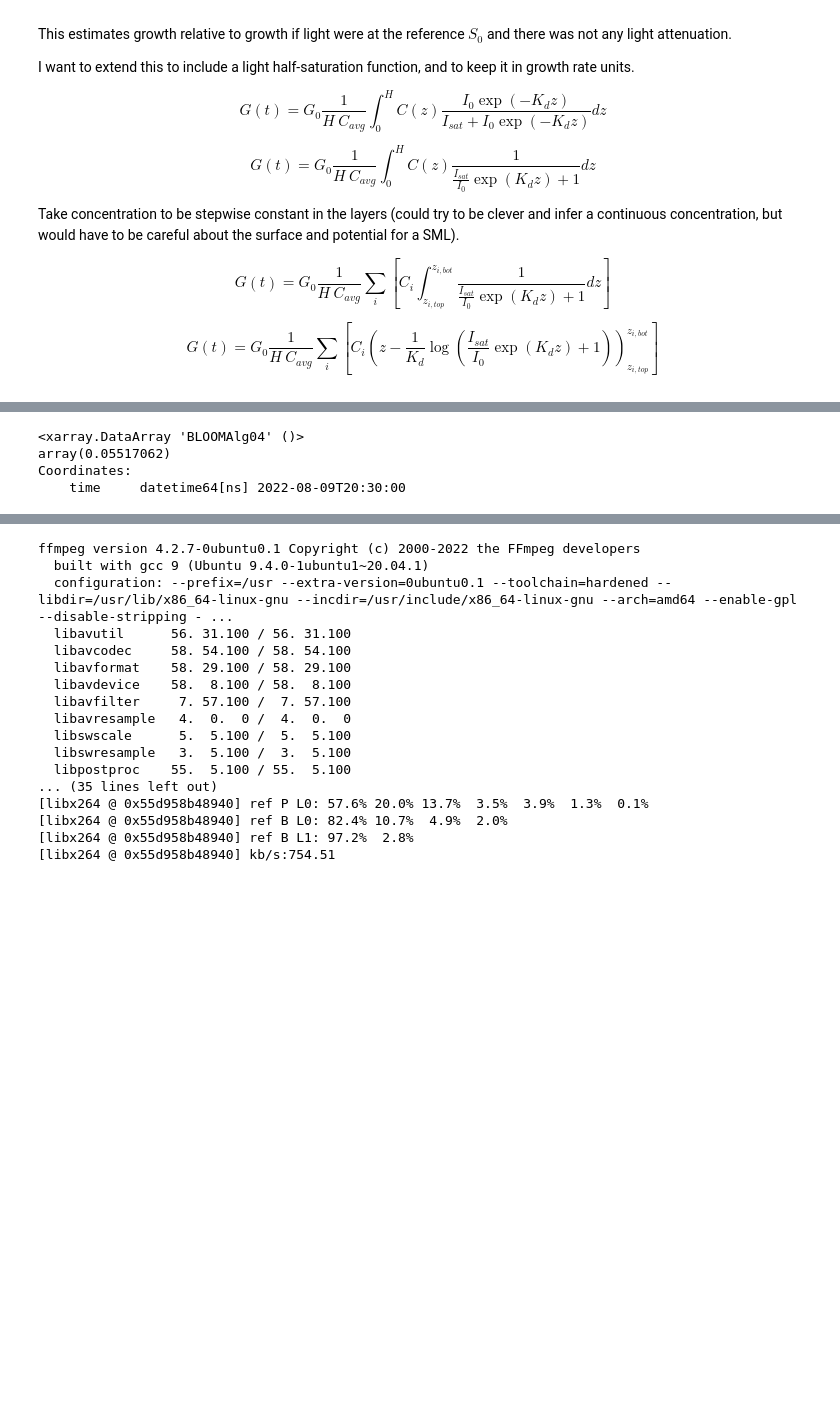
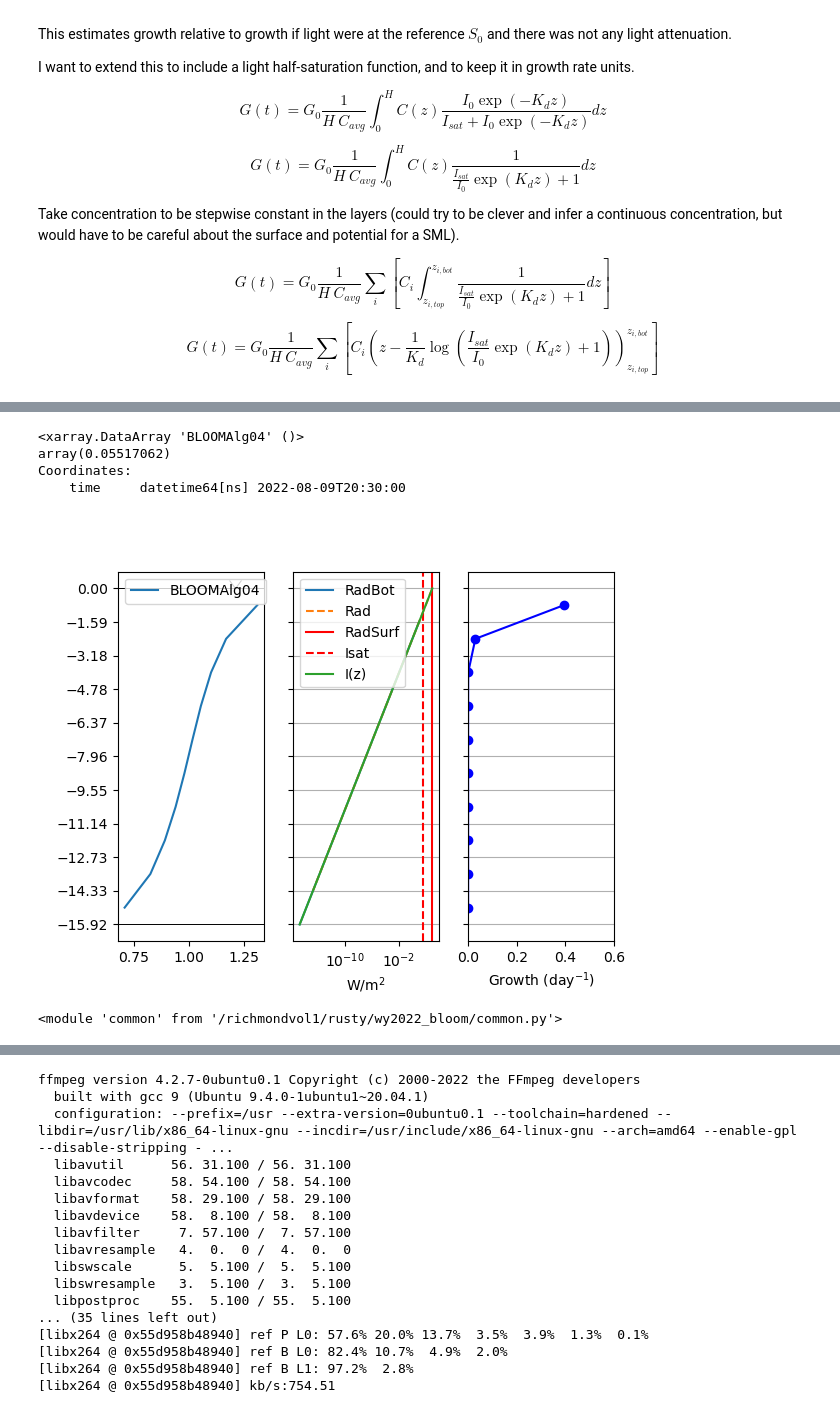
Before and after one commit to rustychris/wy2022_bloom, a Jupyter notebook: plot_transport_and_swimming.ipynb, the cells around one changed output, grey strips where cells are left out. Saved outputs shown, nothing was run; the diff lists cells and outputs as text; code cells hidden in the pictures; blank space fills up the shorter version.

Commit message:
Mass catch-up on commits.  About to add in-situ data to AVHRR

```diff
--- a/plot_transport_and_swimming.ipynb
+++ b/plot_transport_and_swimming.ipynb
@@ -71,38 +72,8 @@ G(t) = G_0 \frac{1}{H\ C_{avg}} \sum_i \left[
 $$
 # %%
 Isat=1000/25.
-def k_indef(z,Kd,I0,Isat):
-    # solution of indefinite integral
-    # avoid divzero.
-    # This creates a lower bound of about 1e-15 on light limitation. Fine.
-    I0=np.clip(I0,1e-12,2000)
-    if isinstance(z,np.ndarray):
-        # stable. Pushing z to 64-bit doesn't hurt either
-        z=z.astype(np.float64)
-    # This way does a transformation behind the scenes that makes it numerically
-    return z - 1/Kd * np.logaddexp( Kd*z+np.log(Isat/I0), np.log(1))
-    # This is numerically unstable.
-    #return z - 1/Kd * np.log(Isat/I0*np.exp(Kd*z)+1)
 
-def kLight_m(Kd,h_min,h_max,I0,Isat=1000/25.):
-    """
-    Instantaneous light limitation function, depth-integrated.
-    K_d: 1/m light attenuation
-    h_min: depth to top of segment (positive-down)
-    h_max: depth to bottom of segment (positive-down)
-    I0: surface irradiance
-    Isat: half-saturation for irradiance
-
-    return value has units of meters (consistent with equations above.
-    it is meant to be normalized by depth outside the summation.)
-    """
-    return k_indef(h_max,Kd,I0,Isat) - k_indef(h_min,Kd,I0,Isat)
-
-def kLight(Kd,h_min,h_max,*a,**kw):
-    """
-    Depth-averaged version of above
-    """
-    return kLight_m(Kd,h_min,h_max,*a,**kw) / (h_max - h_min)
+from common import k_indef, kLight_m, kLight
 
 # With Isat=40, this tops out at 0.96.
 #kLight(Kd=1.55,h_min=0,h_max=3.23,I0=1000,Isat=40) #
@@ -129,7 +100,9 @@ H=float(col['TotalDepth'].mean())
 
 fig,(ax,axI,axG)=plt.subplots(1,3,sharey=True)
 # LocalDepth I think is the bottom of the layer.
-ax.plot(col[scal],-h_mid,label=scal)
+C=col[scal].values
+C=C / C.mean()
+ax.plot(C,-h_mid,label=scal)
 ax.axhline(0.0,color='k',lw=0.7)
 ax.axhline(-H,color='k',lw=0.7)
 ax.plot(0.8,0.0,marker=7,ms=8,mew=0.7,mfc='none',mec='k',
@@ -179,7 +150,13 @@ axI.grid(axis='y')
 <xarray.DataArray 'BLOOMAlg04' ()>
 array(0.05517062)
 Coordinates:
     time     datetime64[ns] 2022-08-09T20:30:00
+[figure, added]
+# %%
+import common
+six.moves.reload_module(common)
+# %% [output]
+<module 'common' from '/richmondvol1/rusty/wy2022_bloom/common.py'>
 # %%
 def average_growth_one(c,tidx,scal):
     col=ds.isel(time=tidx,face=c)
```
Also changed, not shown: parts of 21 cells of this notebook, 33 other files.
